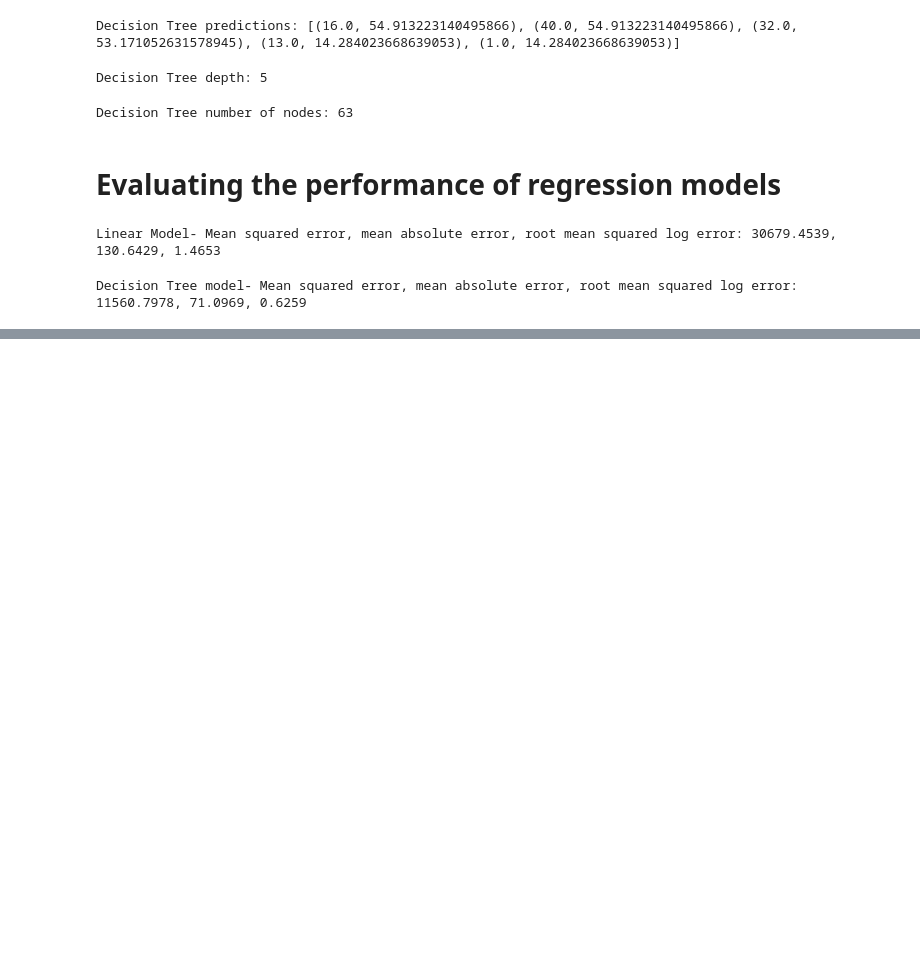
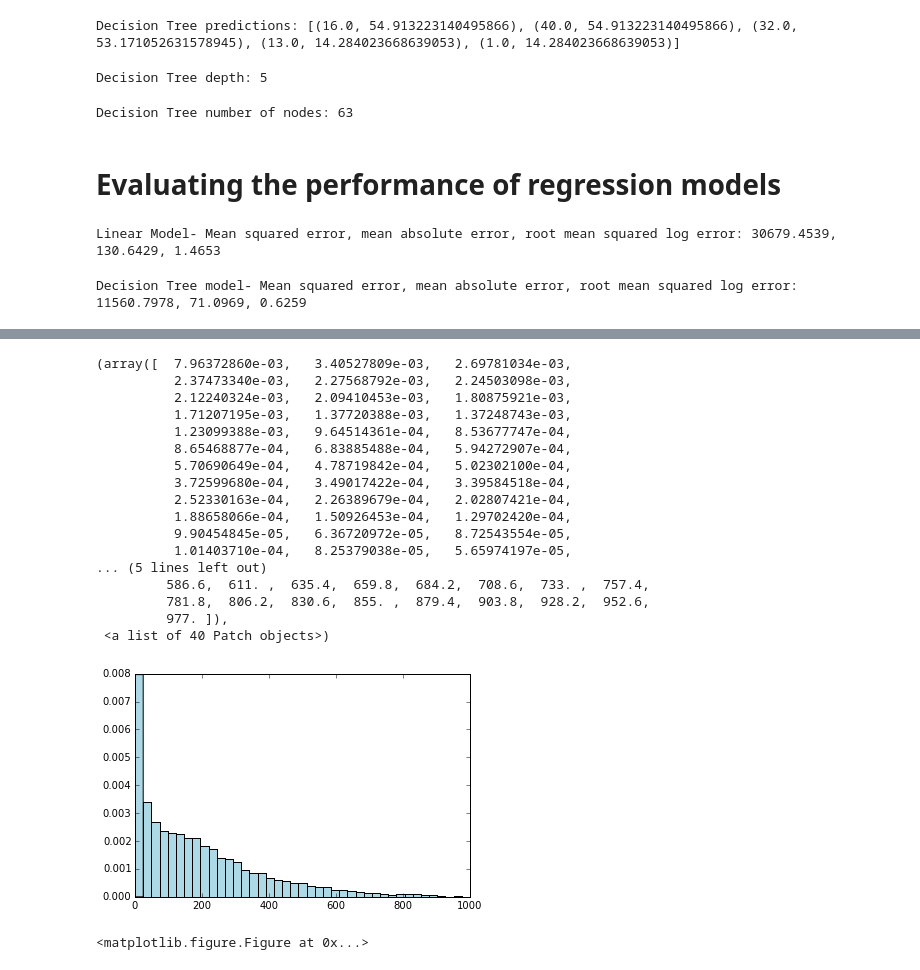
Before and after one commit to stanworld/ApacheSpark, a Jupyter notebook: MLwithSpark/Regression/Regression.ipynb, the cells around one changed output, grey strips where cells are left out. Saved outputs shown, nothing was run; the diff lists cells and outputs as text; code cells hidden in the pictures; blank space fills up the shorter version.

```diff
--- a/MLwithSpark/Regression/Regression.ipynb
+++ b/MLwithSpark/Regression/Regression.ipynb
@@ -196,0 +203,28 @@ Decision Tree model- Mean squared error, mean absolute error, root mean squared
+# %%
+targets = records.map(lambda r: float(r[-1])).collect()
+# %%
+hist(targets, bins= 40, color='lightblue', normed=True)
+# %% [output]
+(array([  7.96372860e-03,   3.40527809e-03,   2.69781034e-03,
+          2.37473340e-03,   2.27568792e-03,   2.24503098e-03,
+          2.12240324e-03,   2.09410453e-03,   1.80875921e-03,
+          1.71207195e-03,   1.37720388e-03,   1.37248743e-03,
+          1.23099388e-03,   9.64514361e-04,   8.53677747e-04,
+          8.65468877e-04,   6.83885488e-04,   5.94272907e-04,
+          5.70690649e-04,   4.78719842e-04,   5.02302100e-04,
+          3.72599680e-04,   3.49017422e-04,   3.39584518e-04,
+          2.52330163e-04,   2.26389679e-04,   2.02807421e-04,
+          1.88658066e-04,   1.50926453e-04,   1.29702420e-04,
+          9.90454845e-05,   6.36720972e-05,   8.72543554e-05,
+          1.01403710e-04,   8.25379038e-05,   5.65974197e-05,
+... (5 lines left out)
+         586.6,  611. ,  635.4,  659.8,  684.2,  708.6,  733. ,  757.4,
+         781.8,  806.2,  830.6,  855. ,  879.4,  903.8,  928.2,  952.6,
+         977. ]),
+ <a list of 40 Patch objects>)
+[figure, added]
+# %%
+from matplotlib import pyplot
+fig = matplotlib.pyplot.gcf()
+# %% [output]
+<matplotlib.figure.Figure at 0x...>
```
Also changed, not shown: parts of 41 cells of this notebook.
